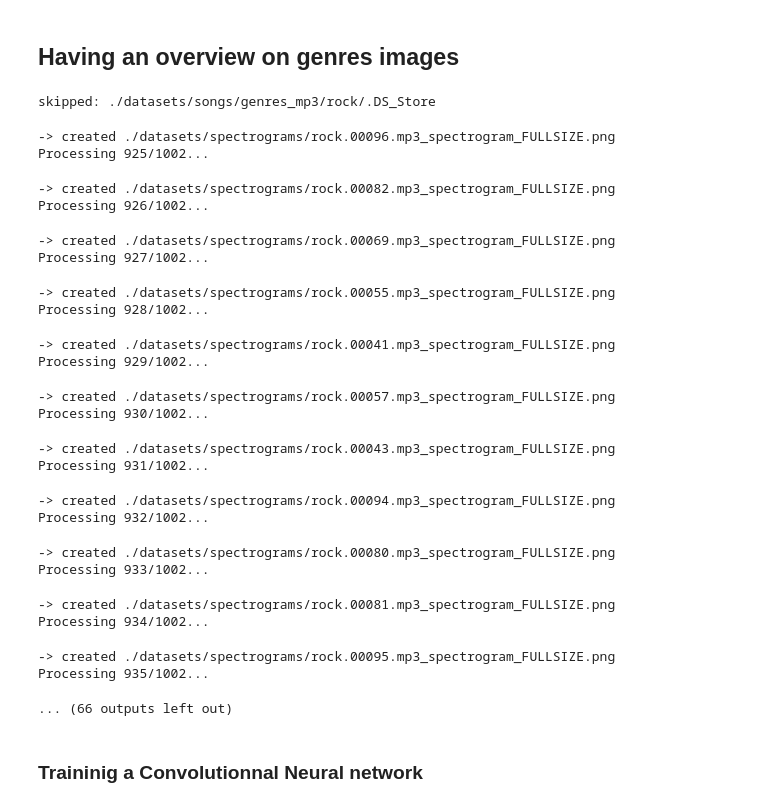
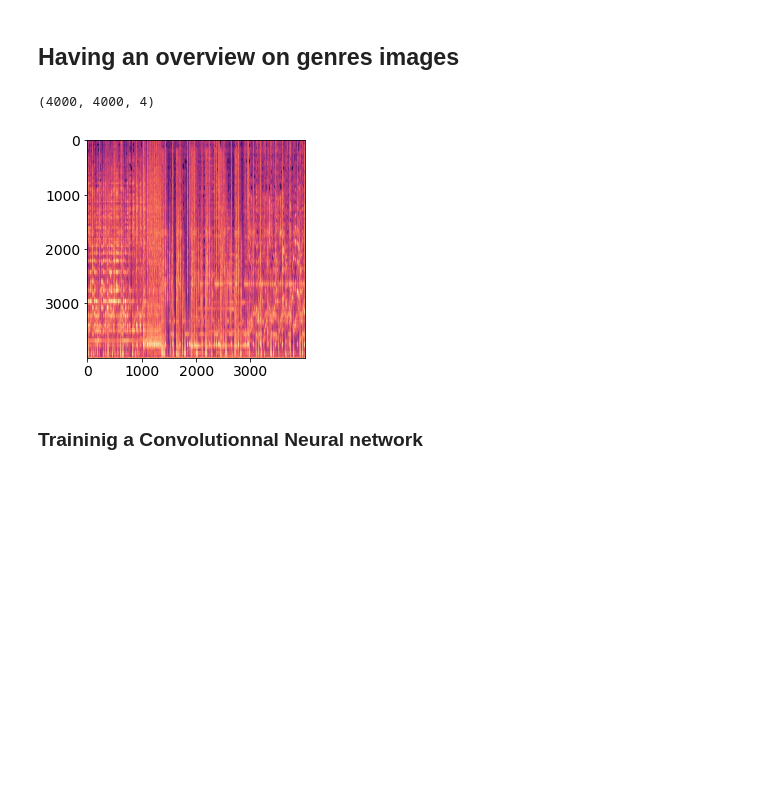
Before and after one commit to andbluedev/Music-Genre-Classification-Notebooks, a Jupyter notebook: NN-Training-Spectrogram-Images.ipynb, the cells around one changed output. Cells and saved outputs as stored; diff of their text form; code cells hidden in the pictures; blank space fills up the shorter version.

Commit message:
WIP on spectrogram

```diff
--- a/NN-Training-Spectrogram-Images.ipynb
+++ b/NN-Training-Spectrogram-Images.ipynb
@@ -25,54 +25,22 @@ Populating the interactive namespace from numpy and matplotlib
 # Music Genre Classification - Neural Network Training on Spectrogram Images
 # %% [markdown]
 ## Having an overview on genres images
-# %%
-import os
-import time
-
-start = time.time()
-
-
-mp3_filepaths = []
-
-for g in genres:
-    for filename in os.listdir(f'{mp3_dir_path}/{g}'):  #RENAME PATH HERE
-        path = f'{mp3_dir_path}{g}/{filename}'
-        mp3_filepaths.append(path)
-
-# mp3_filepaths = mp3_filepaths[:2]
-
-nb_files = len(mp3_filepaths)
-
-
-
-
-end = time.time()
-print(f"Created {nb_files} spectrograms in {end - start} s")
-# %% [output]
-skipped: ./datasets/songs/genres_mp3/rock/.DS_Store
--> created ./datasets/spectrograms/rock.00096.mp3_spectrogram_FULLSIZE.png
-Processing 925/1002...
--> created ./datasets/spectrograms/rock.00082.mp3_spectrogram_FULLSIZE.png
-Processing 926/1002...
--> created ./datasets/spectrograms/rock.00069.mp3_spectrogram_FULLSIZE.png
-Processing 927/1002...
--> created ./datasets/spectrograms/rock.00055.mp3_spectrogram_FULLSIZE.png
-Processing 928/1002...
--> created ./datasets/spectrograms/rock.00041.mp3_spectrogram_FULLSIZE.png
-Processing 929/1002...
--> created ./datasets/spectrograms/rock.00057.mp3_spectrogram_FULLSIZE.png
-Processing 930/1002...
--> created ./datasets/spectrograms/rock.00043.mp3_spectrogram_FULLSIZE.png
-Processing 931/1002...
--> created ./datasets/spectrograms/rock.00094.mp3_spectrogram_FULLSIZE.png
-Processing 932/1002...
--> created ./datasets/spectrograms/rock.00080.mp3_spectrogram_FULLSIZE.png
-Processing 933/1002...
--> created ./datasets/spectrograms/rock.00081.mp3_spectrogram_FULLSIZE.png
-Processing 934/1002...
--> created ./datasets/spectrograms/rock.00095.mp3_spectrogram_FULLSIZE.png
-Processing 935/1002...
-... (66 outputs left out)
+# %%
+import os
+import time
+import matplotlib.image as mpimg
+
+spectrograms_dir = "./datasets/spectrograms"
+
+img_path =  "./datasets/spectrograms/hiphop/hiphop.00000.mp3_spectrogram_FULLSIZE.png"
+
+
+img = mpimg.imread(img_path)
+plt.imshow(img)
+img.shape
+# %% [output]
+(4000, 4000, 4)
+[figure, added]
 # %% [markdown]
 ### Traininig a Convolutionnal Neural network
 # %%
```
Also changed, not shown: parts of 3 cells of this notebook.
